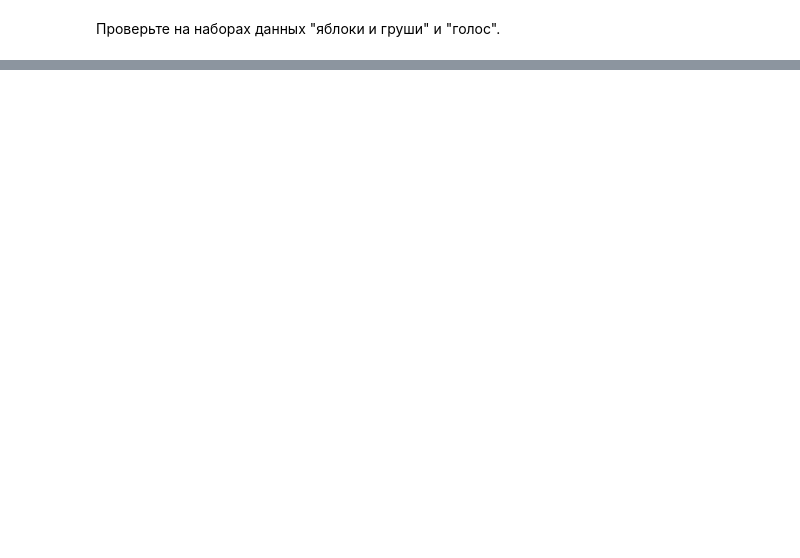
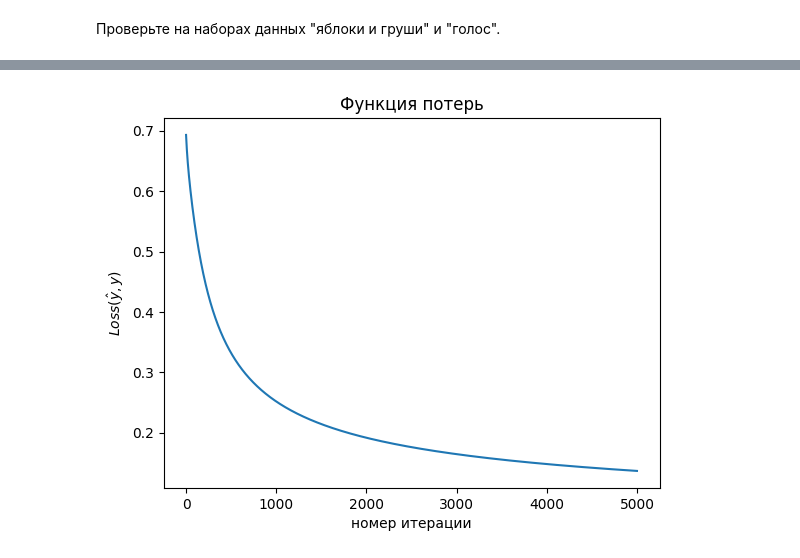
Before and after one commit to Patisson4/ML, a Jupyter notebook: lab6p1.ipynb, the cells around one changed output, grey strips where cells are left out. Cells and saved outputs as stored; diff of their text form; code cells hidden in the pictures; blank space fills up the shorter version.

```diff
--- a/lab6p1.ipynb
+++ b/lab6p1.ipynb
@@ -92,7 +93,8 @@ class Neuron:
         :param: X -- матрица объектов размера (n, m), каждая строка - отдельный объект
         :return: вектор размера (n, 1) из нулей и единиц с ответами перцептрона
         """
-        # реализуйте forward_pass
+        predicted = self.activate(X @ self.w.reshape(X.shape[1], 1) + self.b)
+        return predicted.reshape(-1, 1)
 
 
     def backward_pass(self, X, y, y_pred, learning_rate=0.1):
@@ -104,7 +106,10 @@ class Neuron:
         В этом методе ничего возвращать не нужно, только правильно поменять веса
         с помощью градиентного спуска.
         """
-        # тут нужно обновить веса по формулам, написанным выше
+        n = len(y)
+        y = np.array(y).reshape(-1, 1)
+        self.w -= learning_rate * (X.T @ (y_pred - y) / n)
+        self.b -= learning_rate * np.mean(y_pred - y)
 
 
     def fit(self, X, y, num_epochs=5000):
@@ -156,2 +169,4 @@ print ("b = " + str(neuron.b))
 # %% [markdown]
 Проверьте на наборах данных "яблоки и груши" и "голос".
+# %%
+data = pd.read_csv('https://drive.google.com/uc?id=1hpO1lqvbdZ6K5zO66erNcYMr2rv_EFF1')
@@ -157,0 +181,15 @@ print ("b = " + str(neuron.b))
+# %%
+X = data.iloc[:,:2].values
+y = data['target'].values.reshape((-1, 1))
+# %%
+%%time
+neuron = Neuron()
+losses = neuron.fit(X, y)
+
+plt.plot(losses)
+plt.title('Функция потерь')
+plt.xlabel('номер итерации')
+plt.ylabel('$Loss(\hat{y}, y)$')
+plt.show()
+# %% [output]
+[figure, added]
```
Also changed, not shown: parts of 10 cells of this notebook.
